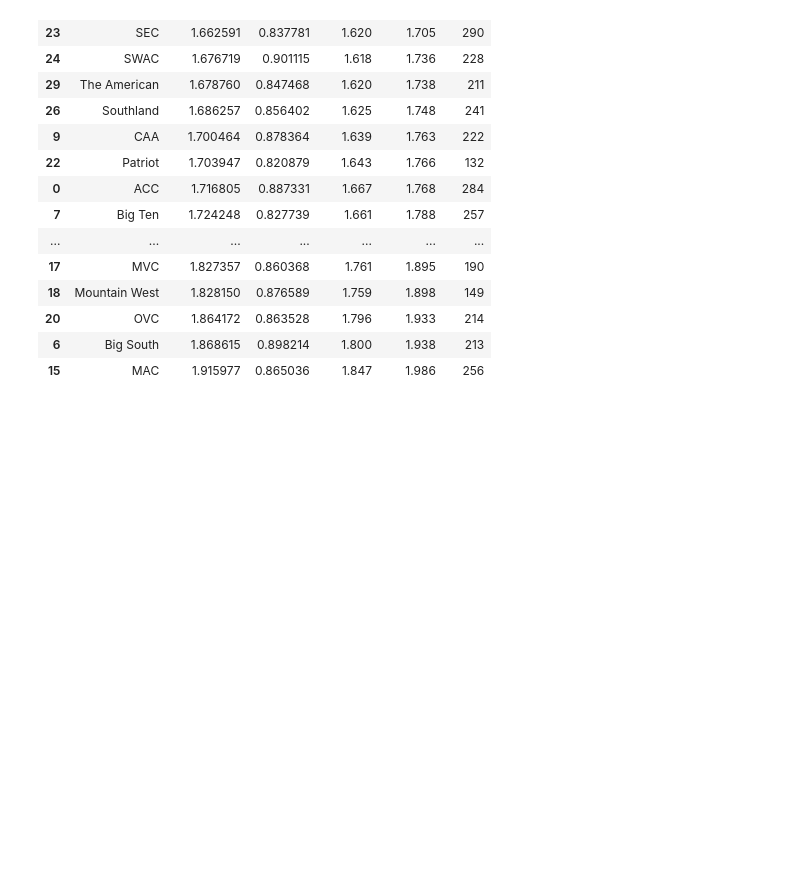
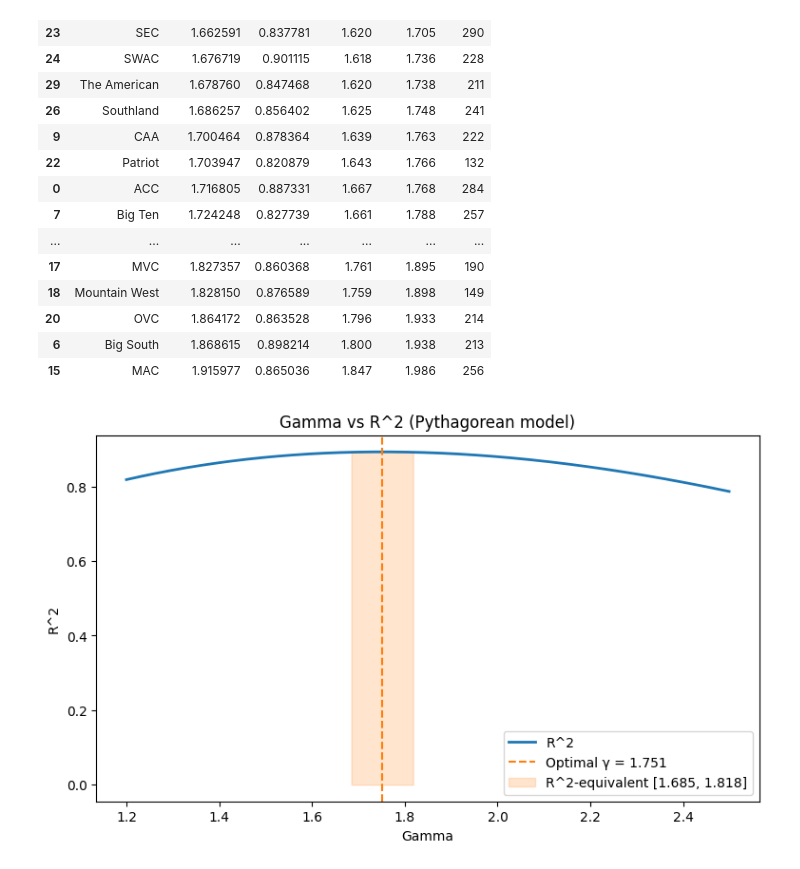
Before and after one commit to CodeMateo15/ncaaBaseballDraft-Predictor, a Jupyter notebook: CSV+Code Files/pythagorean_expectation/pyth_expectation_R2_all.ipynb, the cells around one changed output. Drawn from its saved outputs; the diff is of its cells as text; code cells hidden in the pictures; blank space fills up the shorter version.

Commit message:
charts

```diff
--- a/CSV+Code Files/pythagorean_expectation/pyth_expectation_R2_all.ipynb
+++ b/CSV+Code Files/pythagorean_expectation/pyth_expectation_R2_all.ipynb
@@ -142,3 +142,29 @@ R^2-equivalent gamma range: [1.685, 1.818]
 | 20 | OVC | 1.864172 | 0.863528 | 1.796 | 1.933 | 214 |
 | 6 | Big South | 1.868615 | 0.898214 | 1.800 | 1.938 | 213 |
 | 15 | MAC | 1.915977 | 0.865036 | 1.847 | 1.986 | 256 |
+# %%
+import matplotlib.pyplot as plt
+from scipy.optimize import minimize_scalar
+
+# recompute grid & R^2 (safe if variables not in scope)
+gamma_grid = np.arange(1.2, 2.5, 0.001)
+r2_grid = np.array([r2_gamma(g, df['R'], df['RA'], df['WPCT']) for g in gamma_grid])
+
+opt = minimize_scalar(lambda g: -r2_gamma(g, df['R'], df['RA'], df['WPCT']), bounds=(0.5, 4), method='bounded')
+gamma_hat = opt.x
+r2_opt = r2_gamma(gamma_hat, df['R'], df['RA'], df['WPCT'])
+r2_tol = 0.001
+ci_lower = gamma_grid[r2_grid >= r2_opt - r2_tol].min()
+ci_upper = gamma_grid[r2_grid >= r2_opt - r2_tol].max()
+
+plt.figure(figsize=(9,5))
+plt.plot(gamma_grid, r2_grid, lw=2, label='R^2')
+plt.axvline(gamma_hat, color='C1', ls='--', label=f'Optimal γ = {gamma_hat:.3f}')
+plt.fill_between(gamma_grid, r2_grid, where=(gamma_grid >= ci_lower) & (gamma_grid <= ci_upper), color='C1', alpha=0.2, label=f'R^2-equivalent [{ci_lower:.3f}, {ci_upper:.3f}]')
+plt.xlabel('Gamma')
+plt.ylabel('R^2')
+plt.title('Gamma vs R^2 (Pythagorean model)')
+plt.legend()
+plt.show()
+# %% [output]
+[figure, added]
```
Also changed, not shown: parts of 2 cells of this notebook.
